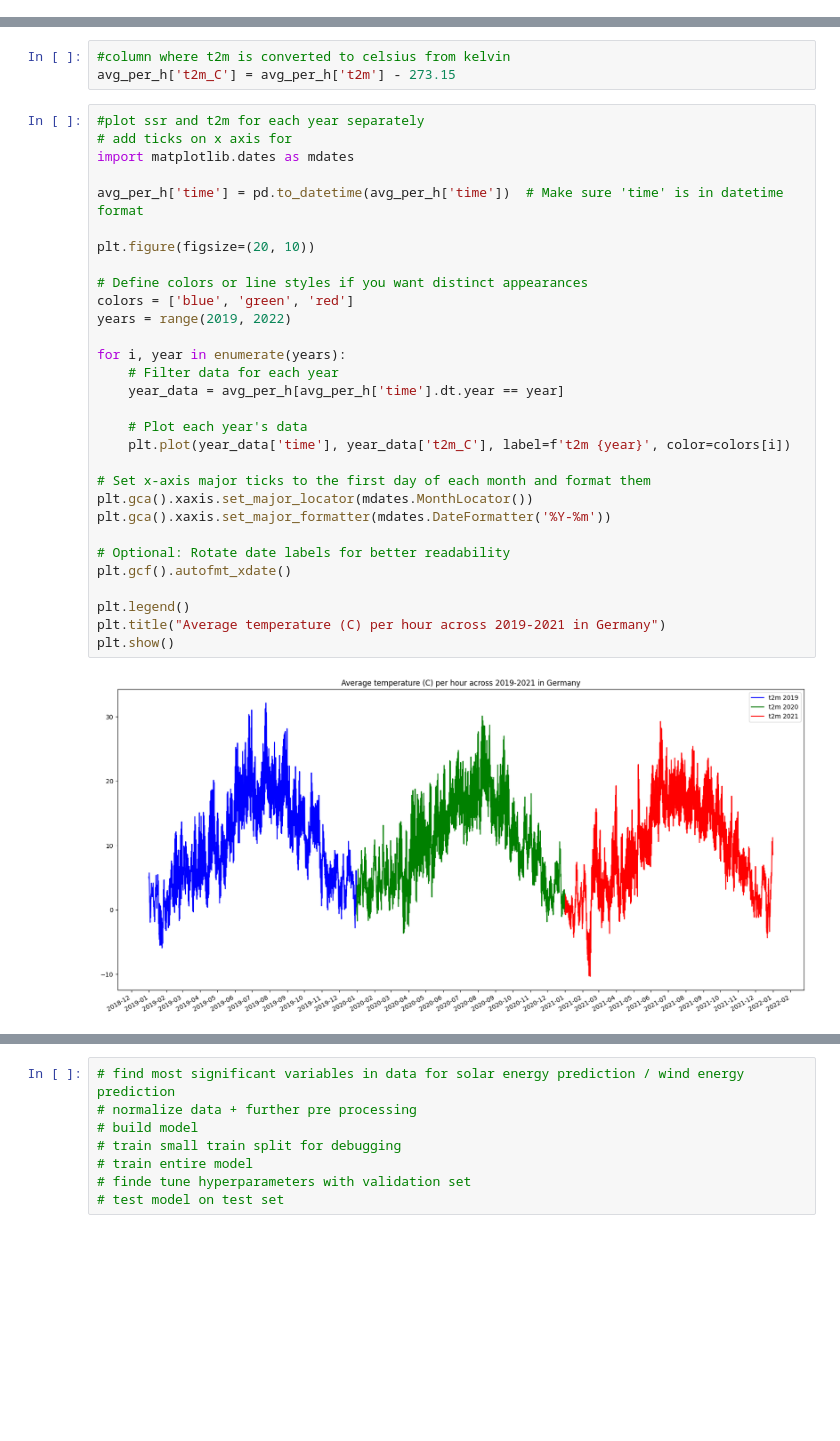
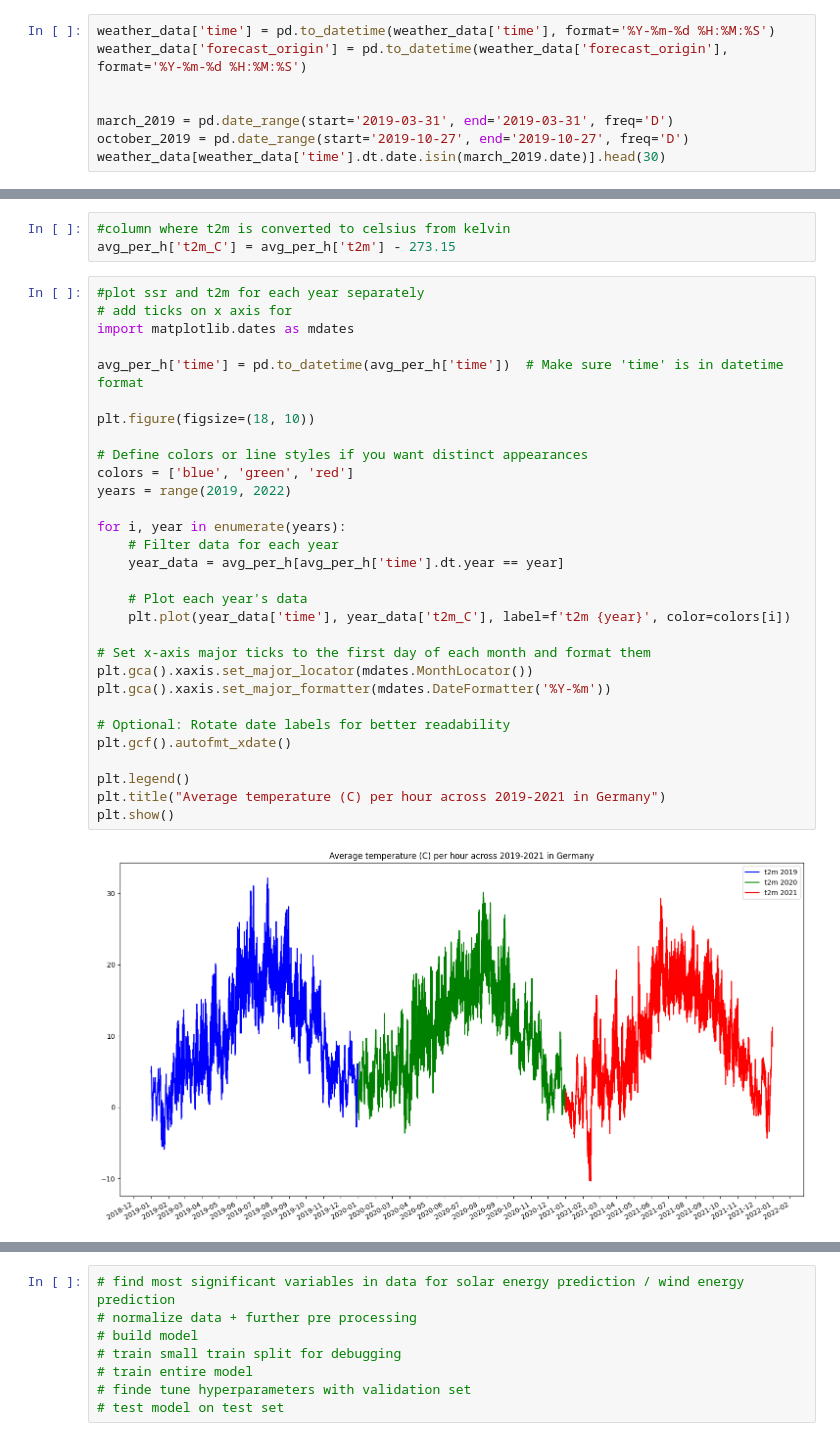
Before and after one commit to UBela/GRUeneEnergie, a Jupyter notebook: pre_processing_data.ipynb, the cells around one changed output, grey strips where cells are left out. Drawn from its saved outputs; the diff is of its cells as text; blank space fills up the shorter version.

```diff
--- a/pre_processing_data.ipynb
+++ b/pre_processing_data.ipynb
@@ -22,0 +22,8 @@ weather_data.head()
+# %%
+weather_data['time'] = pd.to_datetime(weather_data['time'], format='%Y-%m-%d %H:%M:%S')
+weather_data['forecast_origin'] = pd.to_datetime(weather_data['forecast_origin'], format='%Y-%m-%d %H:%M:%S')
+
+
+march_2019 = pd.date_range(start='2019-03-31', end='2019-03-31', freq='D')
+october_2019 = pd.date_range(start='2019-10-27', end='2019-10-27', freq='D')
+weather_data[weather_data['time'].dt.date.isin(march_2019.date)].head(30)
@@ -37,35 +75,35 @@ avg_per_h['t2m_C'] = avg_per_h['t2m'] - 273.15
 # %%
 #plot ssr and t2m for each year separately
 # add ticks on x axis for
 import matplotlib.dates as mdates
 
 avg_per_h['time'] = pd.to_datetime(avg_per_h['time'])  # Make sure 'time' is in datetime format
 
-plt.figure(figsize=(20, 10))
+plt.figure(figsize=(18, 10))
 
 # Define colors or line styles if you want distinct appearances
 colors = ['blue', 'green', 'red']
 years = range(2019, 2022)
 
 for i, year in enumerate(years):
     # Filter data for each year
     year_data = avg_per_h[avg_per_h['time'].dt.year == year]
 
     # Plot each year's data
     plt.plot(year_data['time'], year_data['t2m_C'], label=f't2m {year}', color=colors[i])
 
 # Set x-axis major ticks to the first day of each month and format them
 plt.gca().xaxis.set_major_locator(mdates.MonthLocator())
 plt.gca().xaxis.set_major_formatter(mdates.DateFormatter('%Y-%m'))
 
 # Optional: Rotate date labels for better readability
 plt.gcf().autofmt_xdate()
 
 plt.legend()
 plt.title("Average temperature (C) per hour across 2019-2021 in Germany")
 plt.show()
 # %% [output]
-[figure, old version]
+[figure, new version]
 # %%
 #same as above but for srr
 avg_per_h['time'] = pd.to_datetime(avg_per_h['time'])  # Convert 'time' to datetime format
```
Also changed, not shown: parts of 20 cells of this notebook.
